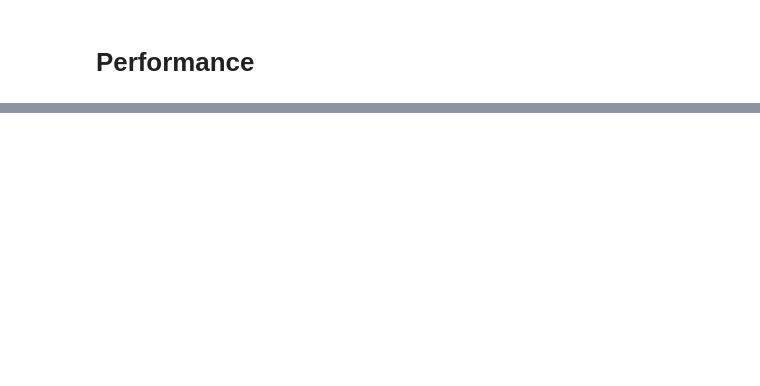
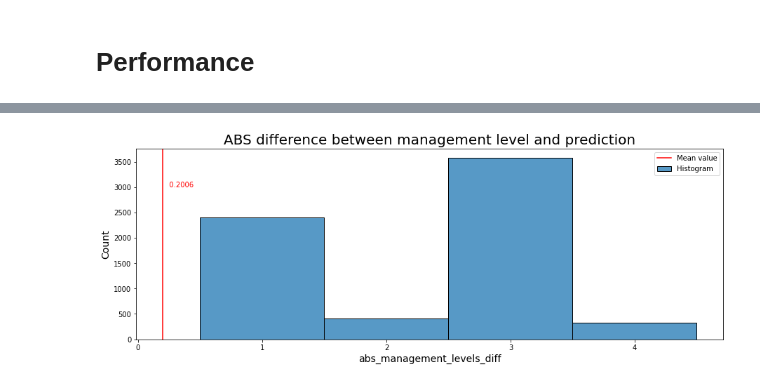
Before and after one commit to omerk1/seniority_prediction, a Jupyter notebook: notebooks/seniority_prediction.ipynb, the cells around one changed output, grey strips where cells are left out. Drawn from its saved outputs; the diff is of its cells as text; code cells hidden in the pictures; blank space fills up the shorter version.

```diff
--- a/notebooks/seniority_prediction.ipynb
+++ b/notebooks/seniority_prediction.ipynb
@@ -400,0 +356,23 @@ df[
+# %%
+fig, ax = plt.subplots(figsize=(15, 5))
+sns.histplot(
+    df[df['abs_management_levels_diff'] != 0].abs_management_levels_diff,
+    discrete=True,
+    label='Histogram',
+    ax=ax
+)
+ax.axvline(df['abs_management_levels_diff'].mean(), color='red', label='Mean value')
+ax.annotate(
+    f"{df['abs_management_levels_diff'].mean():9.4f}",
+    xy=(df['abs_management_levels_diff'].mean(), 3000),
+    color='red'
+)
+
+
+ax.set_title('ABS difference between management level and prediction', fontsize=20)
+ax.set_xlabel("abs_management_levels_diff", fontsize=14)
+ax.set_ylabel('Count', fontsize=14)
+ax.legend()
+plt.show()
+# %% [output]
+[figure, added]
```
Also changed, not shown: parts of 54 cells of this notebook.
